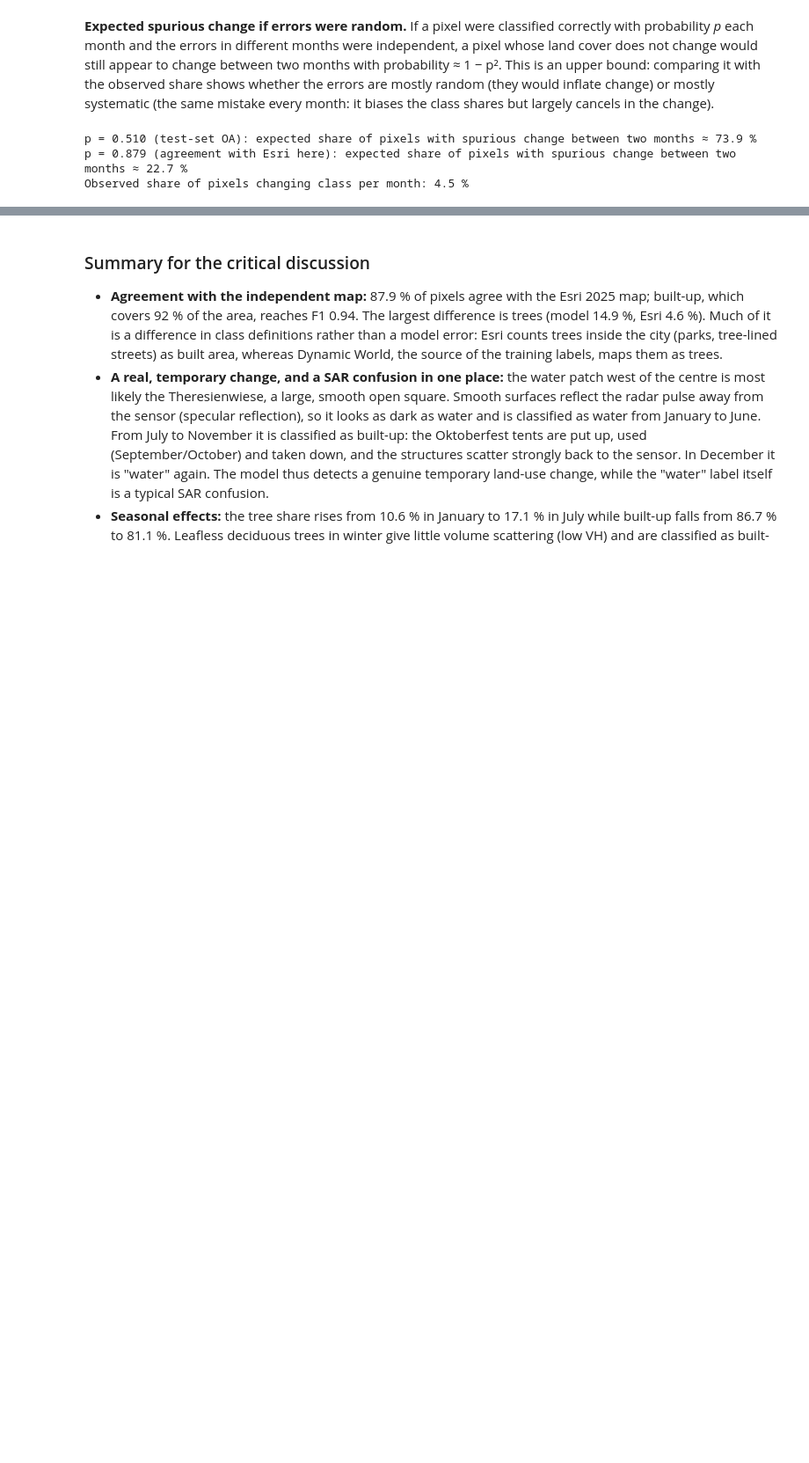
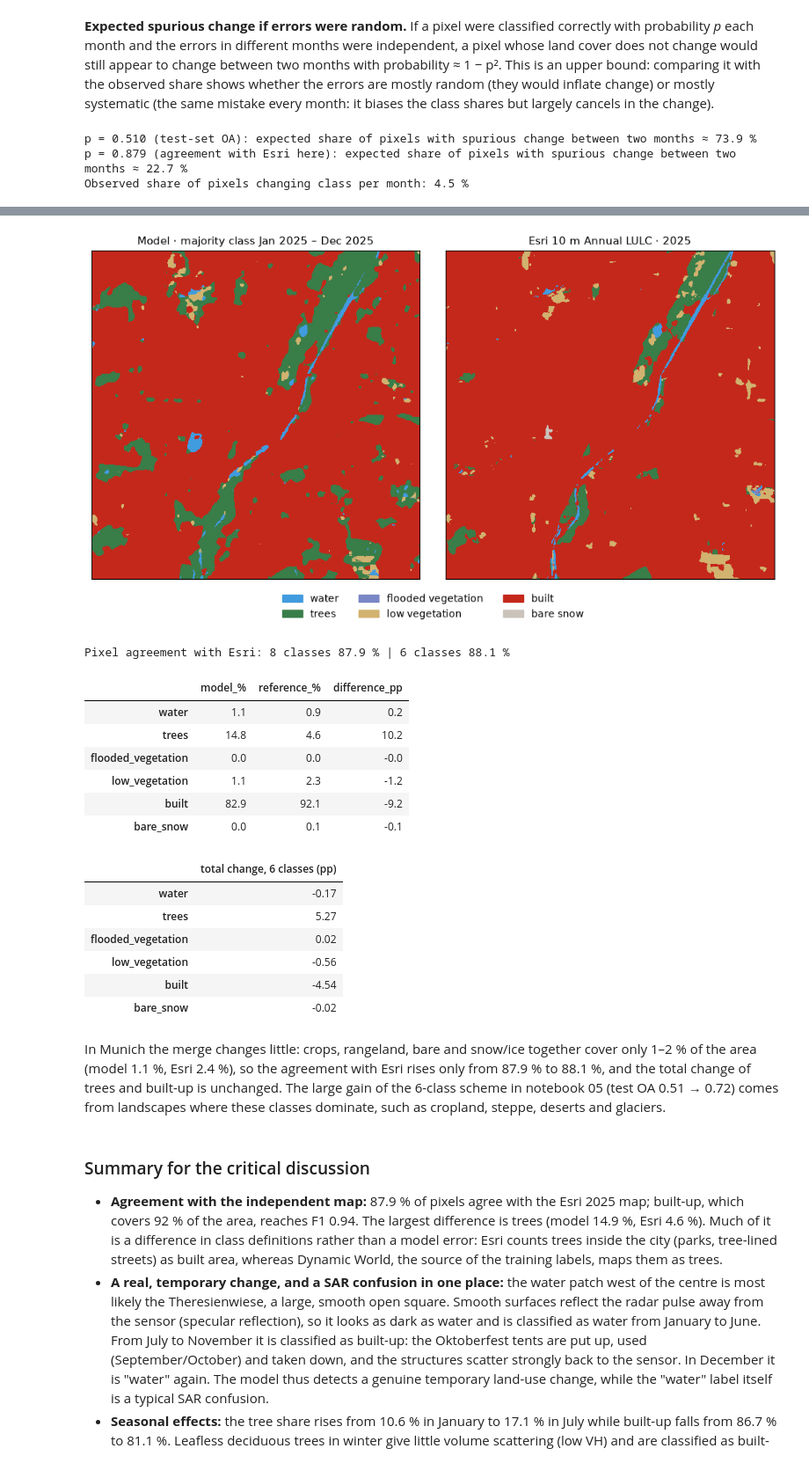
Before and after one commit to namrata1104/lulc-s1, a Jupyter notebook: notebooks/04_case_study.ipynb, the cells around one changed output, grey strips where cells are left out. Shown at 88% size. Cells and saved outputs as stored; diff of their text form; code cells hidden in the pictures; blank space fills up the shorter version.

Commit message:
Case study: note on the model used, 6-class view for Munich

```diff
--- a/notebooks/04_case_study.ipynb
+++ b/notebooks/04_case_study.ipynb
@@ -296,3 +307,33 @@ Observed share of pixels changing class per month: 4.5 %
+# %%
+r6 = P.merge_classes(r)
+pred6 = P.annual_majority(r6["maps"], r6["months"], len(r6["classes"]))
+plots.reference_pair(pred6, r6["ref_map"], r6["ref_year"], r6["months"], classes=r6["classes"], colors=r6["colors"])
+plt.show()
+print(f"Pixel agreement with Esri: 8 classes {100 * r['ref_agreement']:.1f} % | 6 classes {100 * r6['ref_agreement']:.1f} %")
+display(r6["ref_table"].round(1))
+r6["total"].round(2).to_frame("total change, 6 classes (pp)")
+# %% [output]
+[figure, added]
+Pixel agreement with Esri: 8 classes 87.9 % | 6 classes 88.1 %
+|  | model_% | reference_% | difference_pp |
+| water | 1.1 | 0.9 | 0.2 |
+| trees | 14.8 | 4.6 | 10.2 |
+| flooded_vegetation | 0.0 | 0.0 | -0.0 |
+| low_vegetation | 1.1 | 2.3 | -1.2 |
+| built | 82.9 | 92.1 | -9.2 |
+| bare_snow | 0.0 | 0.1 | -0.1 |
+|  | total change, 6 classes (pp) |
+| water | -0.17 |
+| trees | 5.27 |
+| flooded_vegetation | 0.02 |
+| low_vegetation | -0.56 |
+| built | -4.54 |
+| bare_snow | -0.02 |
+# %% [markdown]
+In Munich the merge changes little: crops, rangeland, bare and snow/ice together cover only 1–2 % of the area
+(model 1.1 %, Esri 2.4 %), so the agreement with Esri rises only from 87.9 % to 88.1 %, and the total change of trees
+and built-up is unchanged. The large gain of the 6-class scheme in notebook 05 (test OA 0.51 → 0.72)
+comes from landscapes where these classes dominate, such as cropland, steppe, deserts and glaciers.
 # %% [markdown]
 ### Summary for the critical discussion
 
```
Also changed, not shown: parts of 2 cells of this notebook.
